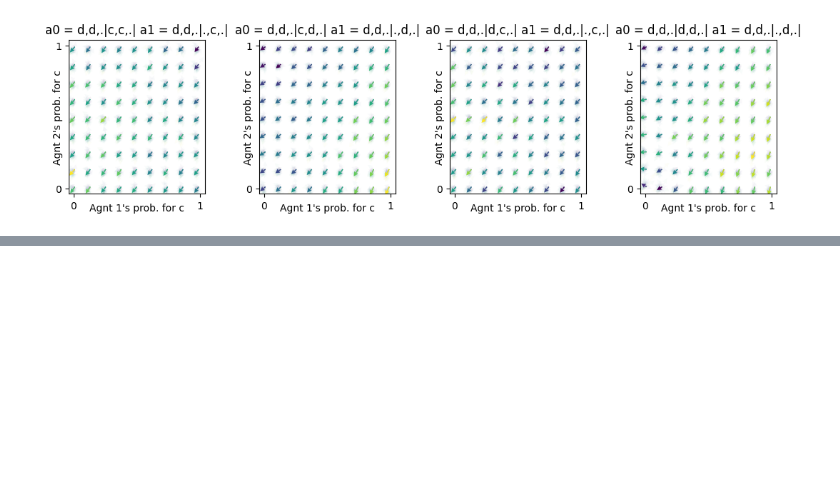
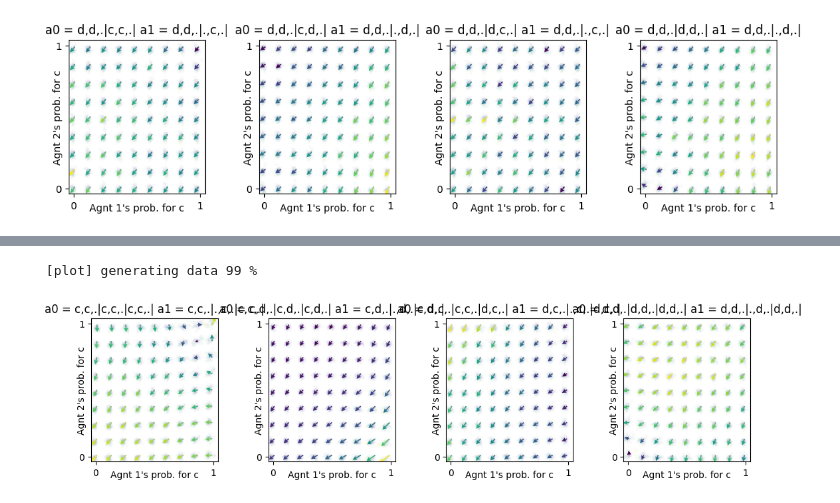
Before and after one commit to marimeireles/MARL-mixed, a Jupyter notebook: nbs/Environments/22_Exploration_Long_History_Heterogeneus_Agents.ipynb, the cells around one changed output, grey strips where cells are left out. Cells and saved outputs as stored; diff of their text form; code cells hidden in the pictures; blank space fills up the shorter version.

```diff
--- a/nbs/Environments/22_Exploration_Long_History_Heterogeneus_Agents.ipynb
+++ b/nbs/Environments/22_Exploration_Long_History_Heterogeneus_Agents.ipynb
@@ -159,3 +168,6 @@ ax = fp.plot_strategy_flow(mae, x, y, flowarrow_points=np.linspace(0.01 ,0.99, 9
 # %% [output]
  [plot] generating data 99 %
 [figure]
+# %%
+# Define a history object
+memo_ipd_3 = HistoryEmbedded(env, h=(3,3,3))
@@ -161,0 +239,11 @@ ax = fp.plot_strategy_flow(mae, x, y, flowarrow_points=np.linspace(0.01 ,0.99, 9
+# %%
+# Use the above function to define a new observation matrix and output the result into the agent
+# previously modified
+memo_ipd_3.O[1] = generate_obs_matrix_from_obs_set(memo_ipd_3.Oset[1])
+# %%
+# Modify state set, so it represents the current game
+state_set_3 = []
+for i in range(len(memo_ipd_3.Oset[0])):
+    sub_set = f"a0 = {memo_ipd_3.Oset[0][i]} a1 = {memo_ipd_3.Oset[1][i]}"
+    state_set_3.append(sub_set)
+state_set_3
@@ -161,0 +268,12 @@ ax = fp.plot_strategy_flow(mae, x, y, flowarrow_points=np.linspace(0.01 ,0.99, 9
+# %%
+# Generate agents
+mae_3 = POstratAC(env=memo_ipd_3, learning_rates=0.1, discount_factors=0.9)
+# %%
+# Plot comparing to h=(2,2,2)
+x = ([0], [0,21,34,63], [0])
+y = ([1], [0,21,34,63], [0])
+ax = fp.plot_strategy_flow(mae_3, x, y, flowarrow_points=np.linspace(0.01 ,0.99, 9), NrRandom=32,
+                           conds=[state_set_3[0], state_set_3[21], state_set_3[34], state_set_3[63]], verbose=True)
+# %% [output]
+ [plot] generating data 99 %
+[figure, added]
```
Also changed, not shown: parts of 3 cells of this notebook.
